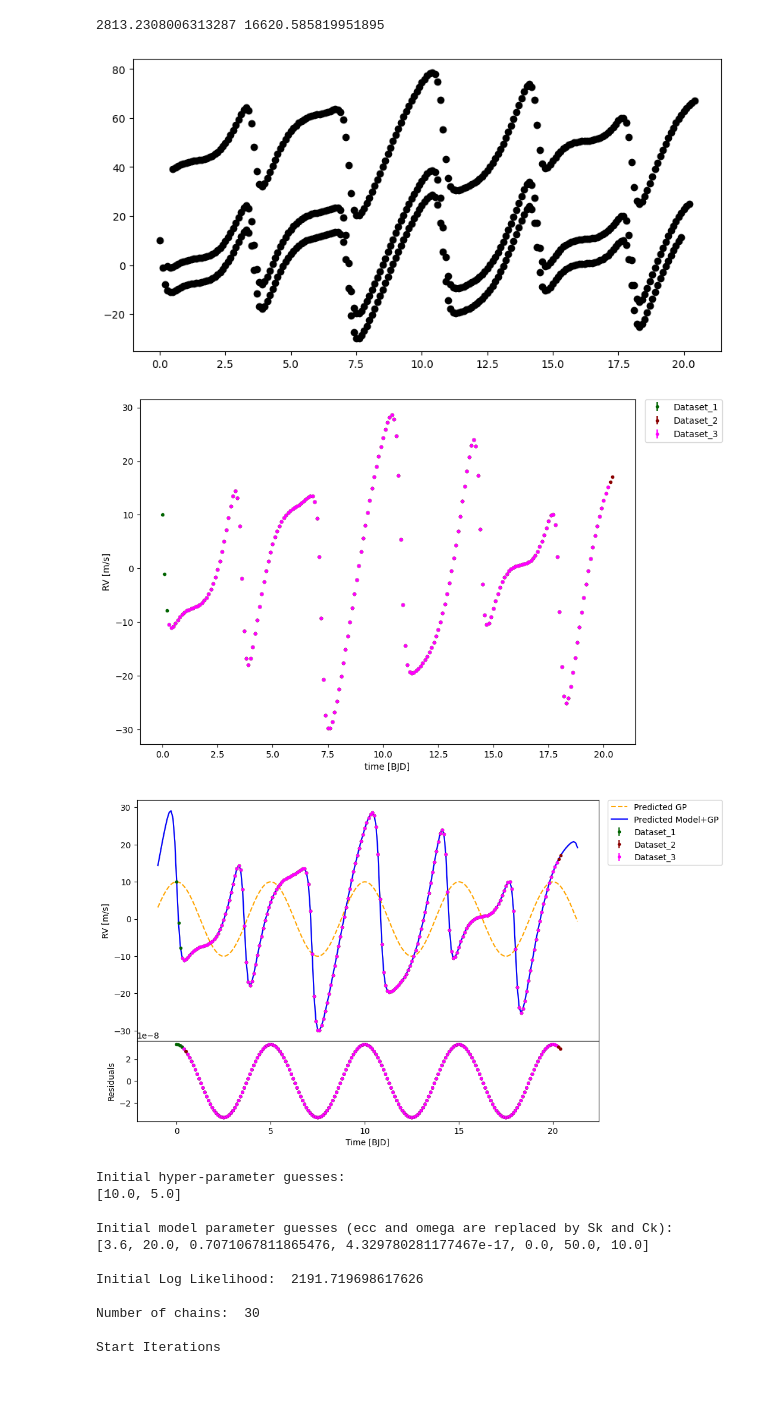
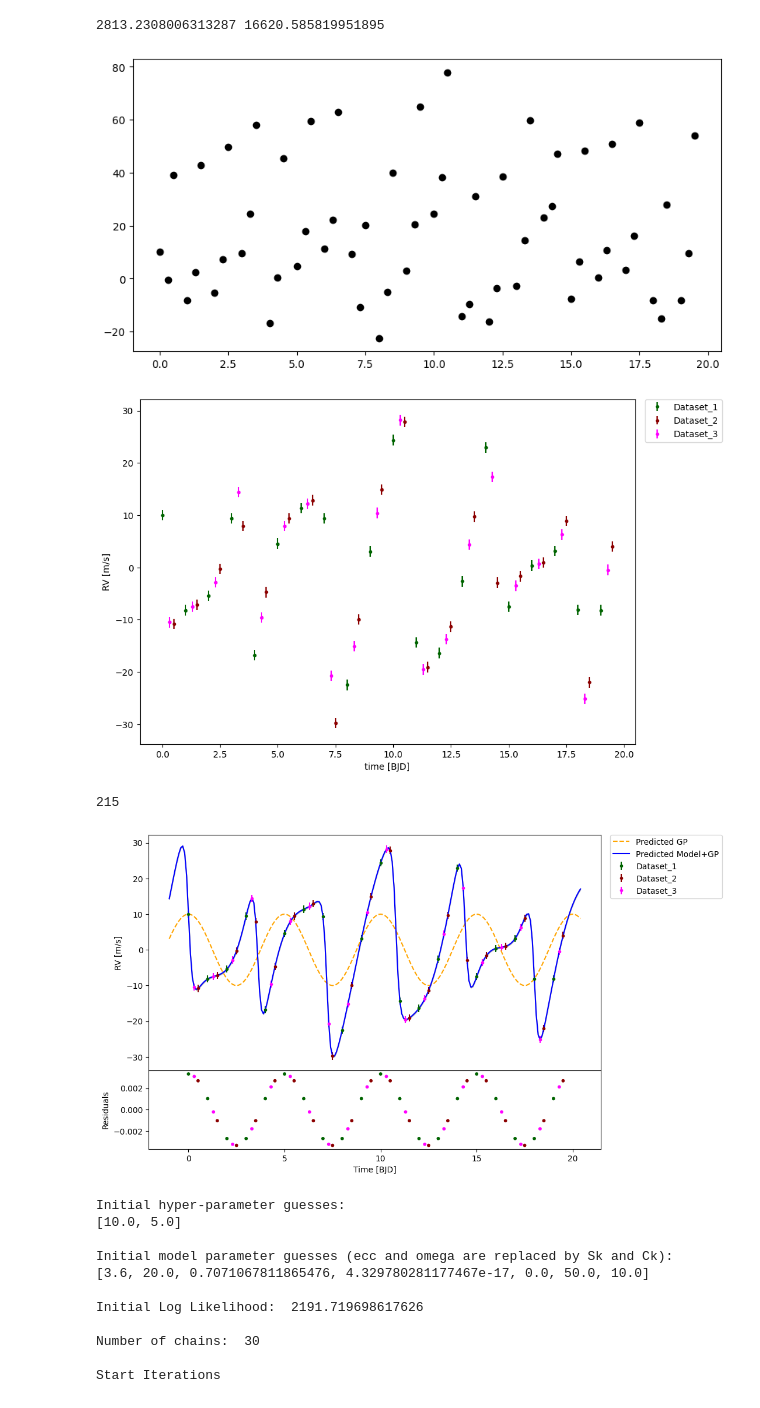
Before and after one commit to frescigno/magpy_rv, a Jupyter notebook: new_test_launcher.ipynb, the cells around one changed output. Cells and saved outputs as stored; diff of their text form; code cells hidden in the pictures.

Commit message:
changes to no errors

```diff
--- a/new_test_launcher.ipynb
+++ b/new_test_launcher.ipynb
@@ -57,7 +57,7 @@ def ecc_anomaly(M, ecc, max_itr=200):
     #print('Best estimate E = ',E[0:5])
     return E
 
-time1 = np.arange(0., 20., 0.1)
+time1 = np.arange(0., 20., 1)
 A = 10.
 P = 5.
 Aerr = []
@@ -71,19 +71,18 @@ for i in time1:
     Keperr.append(np.random.uniform(-3,3))
 
 y1 = Aerr*np.cos(time1*(Perr))+Rerr
-y1_err = np.ones_like(y1)*0.01
+y1_err = np.ones_like(y1)
 
-time2 = np.arange(0.5,20.5,0.1)
+time2 = np.arange(0.5,20.5,1)
 y2 = Aerr*np.cos(time2*(Perr))+Rerr+50
 y2_err = np.ones_like(y2)*0.5
 
-time3 = np.arange(0.3,20.3,0.1)
+time3 = np.arange(0.3,20.3,1)
 y3 = Aerr*np.cos(time3*(Perr))+Rerr+10
 y3_err = np.ones_like(y3)*0.5
 
 time, y, y_err, flags = mod.combine_data([time1,time2,time3], (y1,y2,y3), (y1_err,y1_err,y1_err))
 #print(flags)
-
 
 fig = plt.figure(figsize = (10,5))
 ax = fig.add_subplot(1,1,1)
@@ -96,35 +95,35 @@ ecc = 0.5
 omega = np.pi/2.
 Pl = 3.6
 t0 = time[0]
 
 M = 2*np.pi * (time-t0) / Pl
 E = ecc_anomaly(M, ecc)
 nu = 2. * np.arctan(np.sqrt((1.+ecc)/(1.-ecc)) * np.tan(E/2.))
 
 Kep = K * (np.cos(omega + nu) + ecc*np.cos(omega))
 y = y + Kep
 
 #K = 15
 #ecc = 0.7
 #omega = np.pi/4
 #Pl = 1.2
 #t0 = time[0]
 
 #M = 2*np.pi * (time-t0) / Pl
 #E = ecc_anomaly(M, ecc)
 #nu = 2. * np.arctan(np.sqrt((1.+ecc)/(1.-ecc)) * np.tan(E/2.))
 
 #Kep2 = K * (np.cos(omega + nu) + ecc*np.cos(omega))
 #y += Kep2
 #fig = plt.figure(figsize = (10,5))
 #ax = fig.add_subplot(1,1,1)
 ax.scatter(time,y, c="k")
 #plt.show()
 #ax.errorbar(time, y, yerr = y_err, fmt = '.', color = 'k')
 plot.data_plot(time, y, y_err = y_err, flags = flags, offsets = [50,10])
 # %% [output]
-[figure, old version]
+[figure, new version]
-[figure, old version]
+[figure, new version]
 # %%
 iterations = 10
 numb_chains = 30
@@ -144,7 +143,7 @@ model_par["P_0"]=par.parameter(value=3.6, error=0.5, vary=True)
 model_par["K_0"]=par.parameter(value=20., error=1., vary=True)
 model_par["ecc_0"]=par.parameter(value=0.5, error=0.1, vary=True)
 model_par["omega_0"]=par.parameter(value=np.pi/2, error=0.05, vary=True)
-model_par["t0_0"]=par.parameter(value=0., error=10., vary=True)
+model_par["t0_0"]=par.parameter(value=0., error=0.1, vary=True)
 #model_par["P_1"]=par.parameter(value=1.2, error=0.5, vary=True)
 #model_par["K_1"]=par.parameter(value=15., error=1., vary=True)
 #model_par["ecc_1"]=par.parameter(value=0.7, error=0.1, vary=True)
@@ -152,7 +151,7 @@ model_par["t0_0"]=par.parameter(value=0., error=10., vary=True)
 #model_par["t0_1"]=par.parameter(value=0., error=10., vary=True)
 model_par["offset_0"] = par.parameter(50., 0.5, True) # applied to np.zeros + 1 (2nd item in get_data times list)
 model_par["offset_1"] = par.parameter(10., 0.5, True) # applied ot np.zeros + 2 (3rd item in get_data times list)
-#model_y = get_model(model_list, time, model_par, to_ecc=False)
+model_y = get_model(model_list, time, model_par, to_ecc=False, flags = flags)
 
 #pri_per = par.pri_create("P_0", "Uniform", [0.,5.])
 #prior_list.append(pri_per)
@@ -177,19 +176,20 @@ prior_list.append(pri_per)
 
 #loglik = gp.GPLikelihood(time, y, y_err, hparam, "Cosine", model_y, model_par)
 #logL = loglik.LogL(prior_list)
-xpred = np.arange(time[0]-1., time[-1]+1., 0.001)
+#xpred = np.arange(time[0]-1., time[-1]+1., 0.001)
 #GP_y, GP_err = loglik.predict(xpred)
 
 #plt.figure(figsize=(10,5))
 #plt.scatter(time,y, c="k")
 #plt.plot(time,model_y, c="b")
 #plt.plot(xpred,GP_y,c="r")
-plot.GP_plot(time, y, hparam, "Cosine", y_err, model_list = model_list, model_param = model_par, flags = flags, residuals = True)
+plot.GP_plot(time, y, hparam, "Cosine", rv_err = y_err, model_list = model_list, model_param = model_par, flags = flags, residuals = True)
 #plot.keplerian_only_plot(time, y, hparam, "Cosine", model_list, model_par, y_err, flags = flags, keplerian_number = 0, residuals = True)
 #plot.keplerian_only_plot(time, y, hparam, "Cosine", model_list, model_par, y_err, keplerian_number = 1, residuals = True)
 #plot.phase_plot(time, y, hparam, "Cosine", model_list, model_par, y_err, flags = flags, keplerian_number = 0, residuals = True)
 # %% [output]
+215
-[figure, old version]
+[figure, new version]
 # %%
 logL_chain, fin_hparams, fin_model_param, completed_iterations, masses = run(iterations, time, y, y_err, hparam, "Cosine", model_par, model_list, prior_list, numb_chains=numb_chains, flags = flags, Mstar = 1)
 # %% [output]
```
Also changed, not shown: 3 other files.
